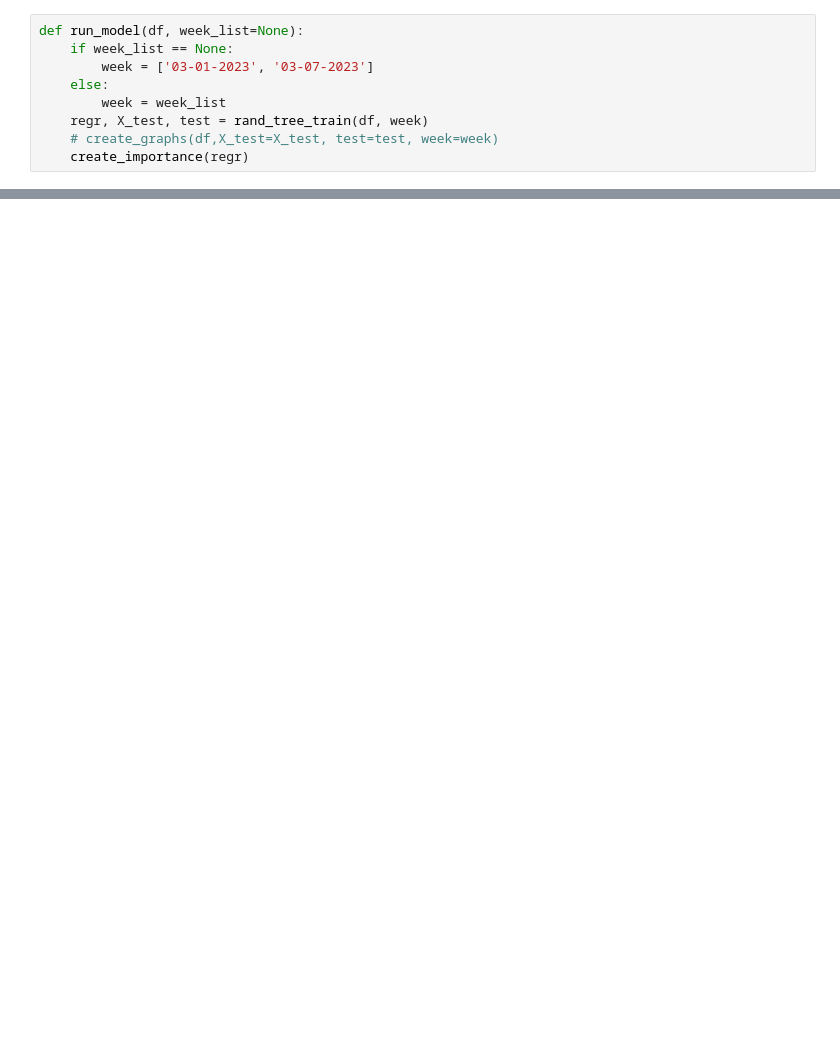
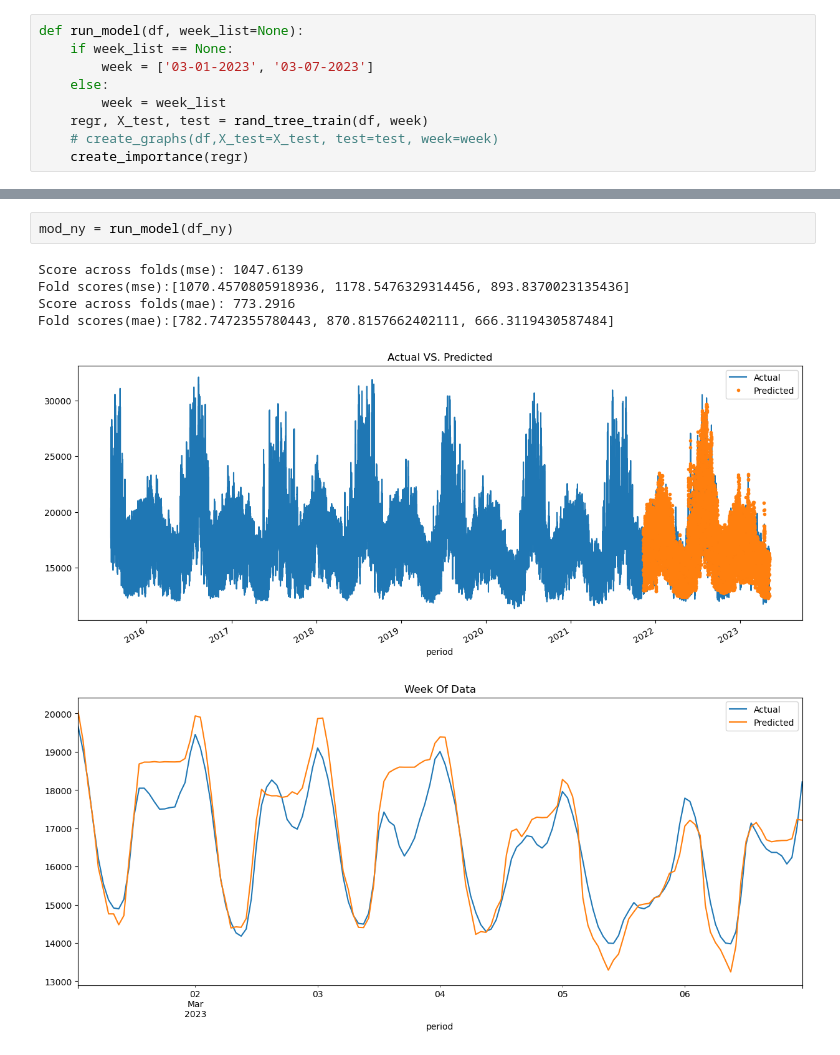
Before and after one commit to shane-sarabdial/WeatherWatts-, a Jupyter notebook: edward/ML Test.ipynb, the cells around one changed output, grey strips where cells are left out. Drawn from its saved outputs; the diff is of its cells as text; blank space fills up the shorter version.

```diff
--- a/edward/ML Test.ipynb
+++ b/edward/ML Test.ipynb
@@ -138,0 +237,9 @@ Fold scores:[4156.6623662189, 4230.392940866487, 5227.13875020087]
+# %%
+mod_ny = run_model(df_ny)
+# %% [output]
+Score across folds(mse): 1047.6139
+Fold scores(mse):[1070.4570805918936, 1178.5476329314456, 893.8370023135436]
+Score across folds(mae): 773.2916
+Fold scores(mae):[782.7472355780443, 870.8157662402111, 666.3119430587484]
+[figure, added]
+[figure, added]
```
Also changed, not shown: parts of 19 cells of this notebook.
